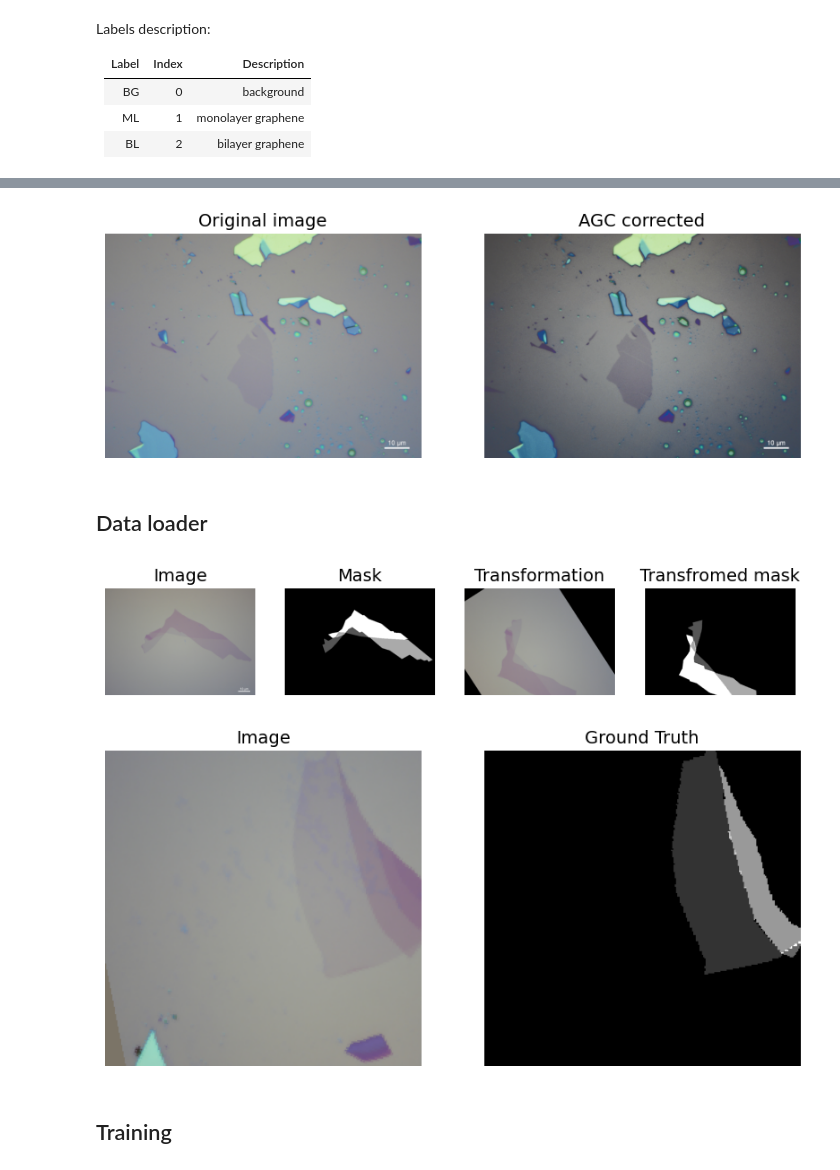
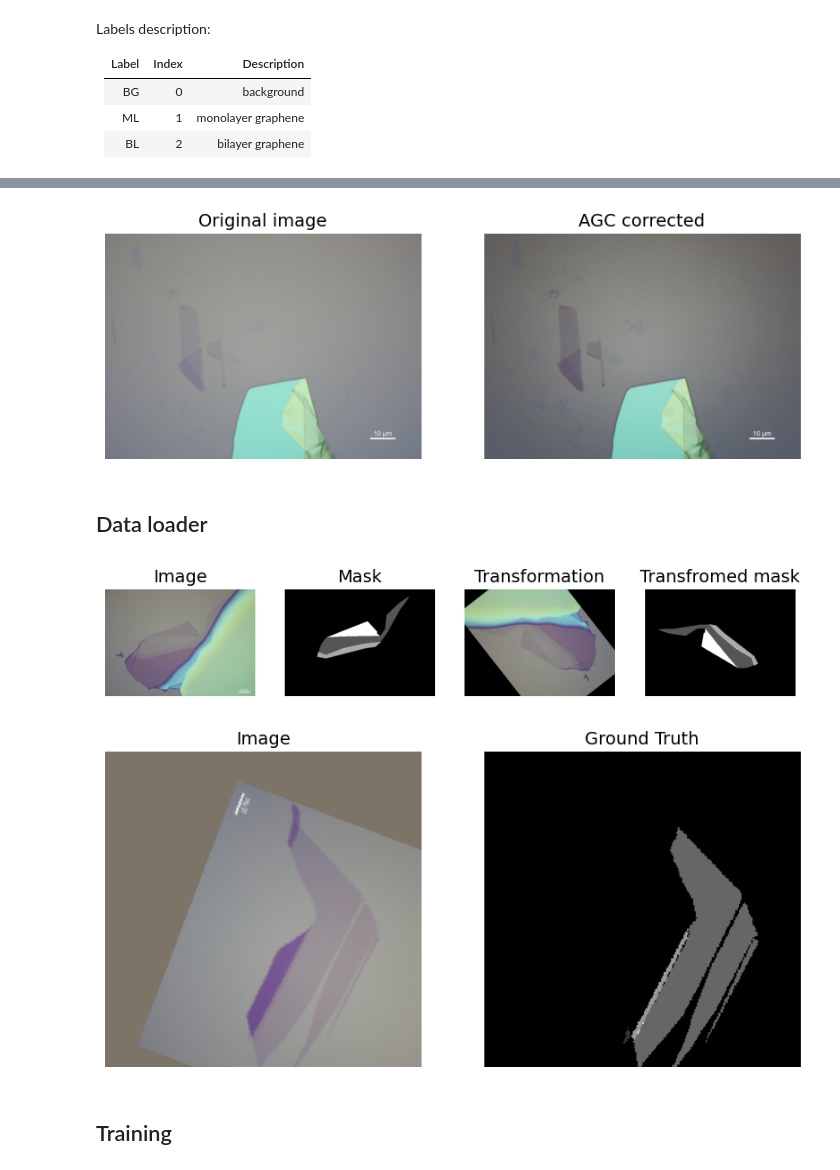
Before and after one commit to kholkinilia/graphene_segmentation, a Jupyter notebook: ocrnet_approach/OCRNet.ipynb, the cells around one changed output, grey strips where cells are left out. Drawn from its saved outputs; the diff is of its cells as text; code cells hidden in the pictures.

```diff
--- a/ocrnet_approach/OCRNet.ipynb
+++ b/ocrnet_approach/OCRNet.ipynb
@@ -158,7 +135,7 @@ IMAGENET_MEAN = (0.485, 0.456, 0.406)
 IMAGENET_VAR = (0.229, 0.224, 0.225)
 
 APPLY_GAMMA_CORRECTION = False    # False, True
-LOAD_SCRAPED = True              # False, True
+LOAD_SCRAPED = False              # False, True
 
 BACKBONE = 'hrnet'                # 'hrnet', 'resnet'
 
@@ -463,12 +440,12 @@ print_img_msk(dataset_val.load_image(index), dataset_val.load_mask(index)[0])
 # %%
 #@title Print Gamma corrected { run: "auto"}
-index = 33 #@param {type:"slider", min:0, max:147, step:1}
+index = 10 #@param {type:"slider", min:0, max:147, step:1}
 
 image = dataset_train.load_image(index)
 corrected_image = dataset_train.load_image(index, corrected=True)
 print_images([image, corrected_image], ["Original image", "AGC corrected"])
 # %% [output]
-[figure, old version]
+[figure, new version]
 # %% [markdown]
 ## Data loader
 # %%
@@ -517,7 +494,7 @@ print_images([image.to(torch.uint8), mask.to(torch.uint8), timg.to(torch.uint8),
              ["Image", "Mask", "Transformation", "Transfromed mask"],
              [{}, {'cmap':'gray'}, {}, {'cmap':'gray'}])
 # %% [output]
-[figure, old version]
+[figure, new version]
 # %%
 #@title Normalization Functions
 
@@ -592,7 +569,7 @@ msk = y[0]
 
 print_images([unnormalize(img), msk[label_to_ind['ML']] * (255//3) + msk[label_to_ind['BL']] * 2 * (255//3) + msk[label_to_ind['3L']] * 3 * (255 // 3)], ['Image', 'Ground Truth'], [{}, {'cmap': 'gray'}])
 # %% [output]
-[figure, old version]
+[figure, new version]
 # %% [markdown]
 ## Training
 # %%
```
Also changed, not shown: parts of 14 cells of this notebook, 1 other file.
